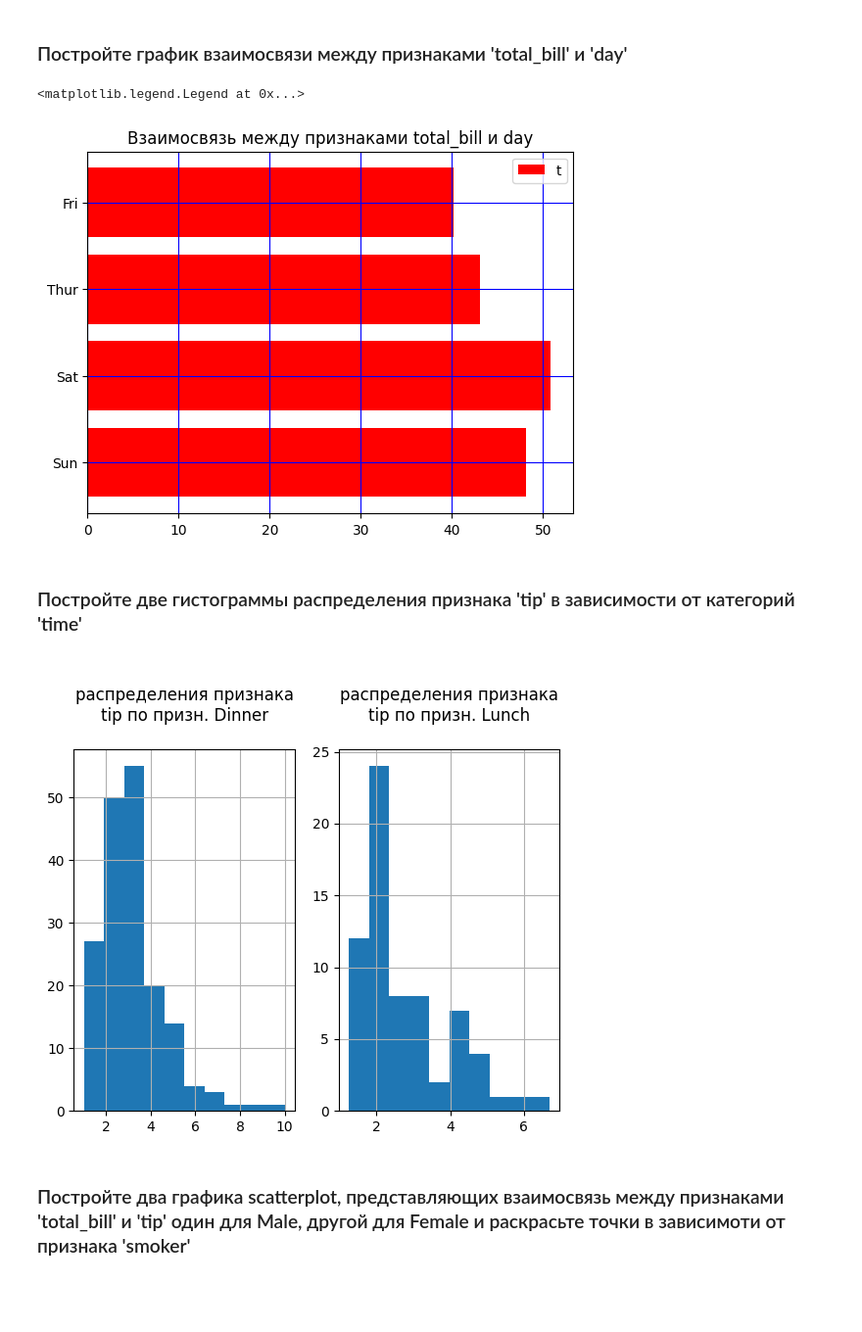
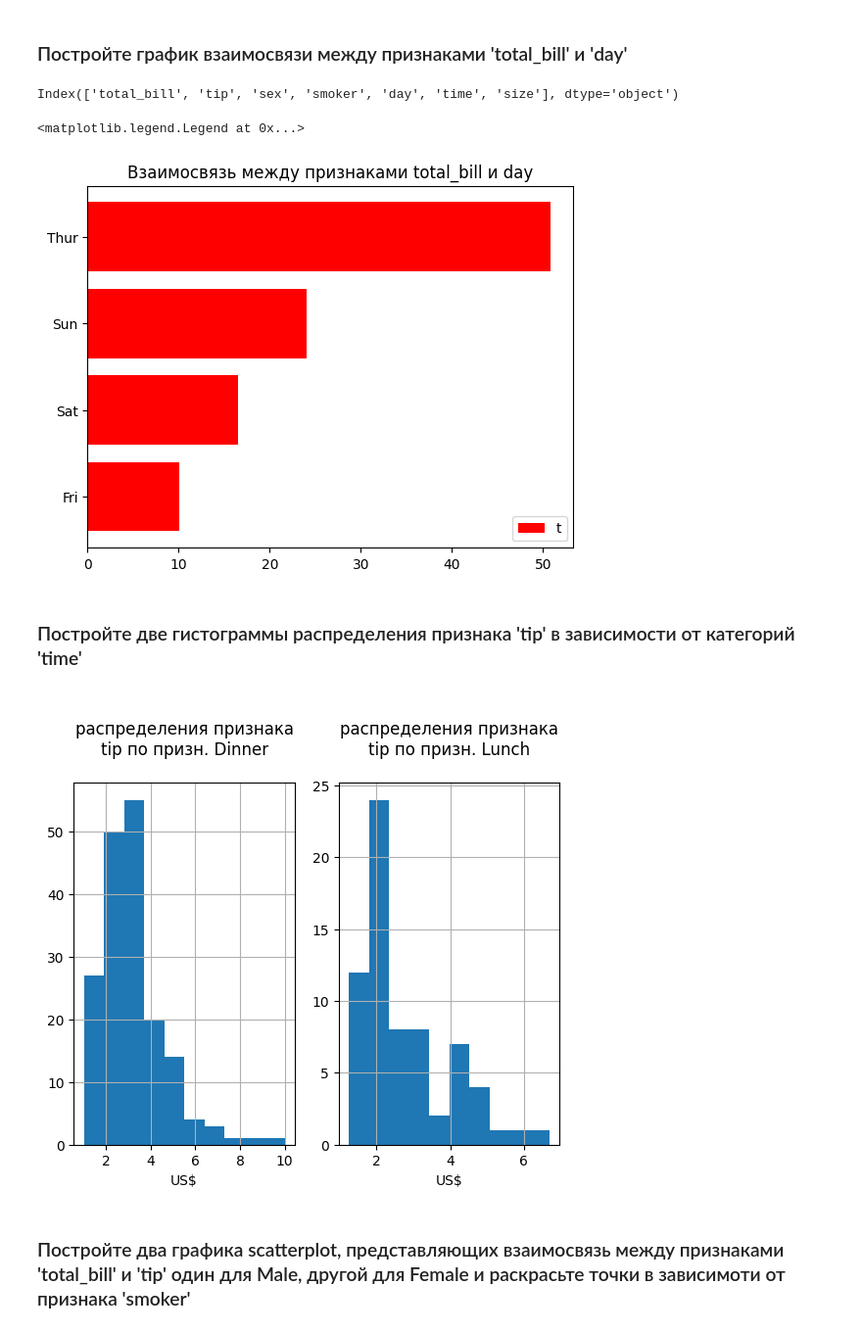
Before and after one commit to Ibolvachevamailu/My_progekt, a Jupyter notebook: Analyze and Visualize.ipynb, the cells around one changed output. Shown: that part at 98% size. Saved outputs shown, nothing was run; the diff lists cells and outputs as text; code cells hidden in the pictures; blank space fills up the shorter version.

```diff
--- a/Analyze and Visualize.ipynb
+++ b/Analyze and Visualize.ipynb
@@ -248,20 +277,26 @@ plt.show()
 [figure]
 # %% [markdown]
 ### Постройте график взаимосвязи между признаками 'total_bill' и 'day'
+# %%
+df.columns
+# %% [output]
+Index(['total_bill', 'tip', 'sex', 'smoker', 'day', 'time', 'size'], dtype='object')
 # %%
-fig, ax = plt.subplots()
-total_bill = df['total_bill']
-day = df['day']
-ax.barh(day, total_bill, color = 'r')
-ax.set_xticks(np.arange(0, 60, 10))
-ax.grid(color='b')
+fig, ax = plt.subplots(1, 1)
+
+df_sorted_day = df.sort_values('day')
+df_sorted_bill = df.sort_values('total_bill')
+ax.barh(df_sorted_day['day'], df_sorted_bill['total_bill'], color = 'r')
+
+# total = df_sorted['total_bill'].sum()
+# df_sorted['Процент'] = df_sorted['total_bill']/total) * 100
 
 
 ax.set_title('Взаимосвязь между признаками total_bill и day')
 ax.legend('total_bill')
 # %% [output]
 <matplotlib.legend.Legend at 0x...>
-[figure, old version]
+[figure, new version]
 # %% [markdown]
 ### Постройте две гистограммы распределения признака 'tip' в зависимости от категорий 'time'
 # %%
@@ -287,9 +322,11 @@ ax2[1].set_title('''
 распределения признака
 tip по призн. Lunch
 ''')
+ax2[0].set_xlabel('US$')
+ax2[1].set_xlabel('US$')
 
 plt.show()
 # %% [output]
-[figure, old version]
+[figure, new version]
 # %% [markdown]
 ### Постройте два графика scatterplot, представляющих взаимосвязь между признаками 'total_bill' и 'tip' один для Male, другой для Female и раскрасьте точки в зависимоти от признака 'smoker'
```
Also changed, not shown: parts of 7 cells of this notebook.
